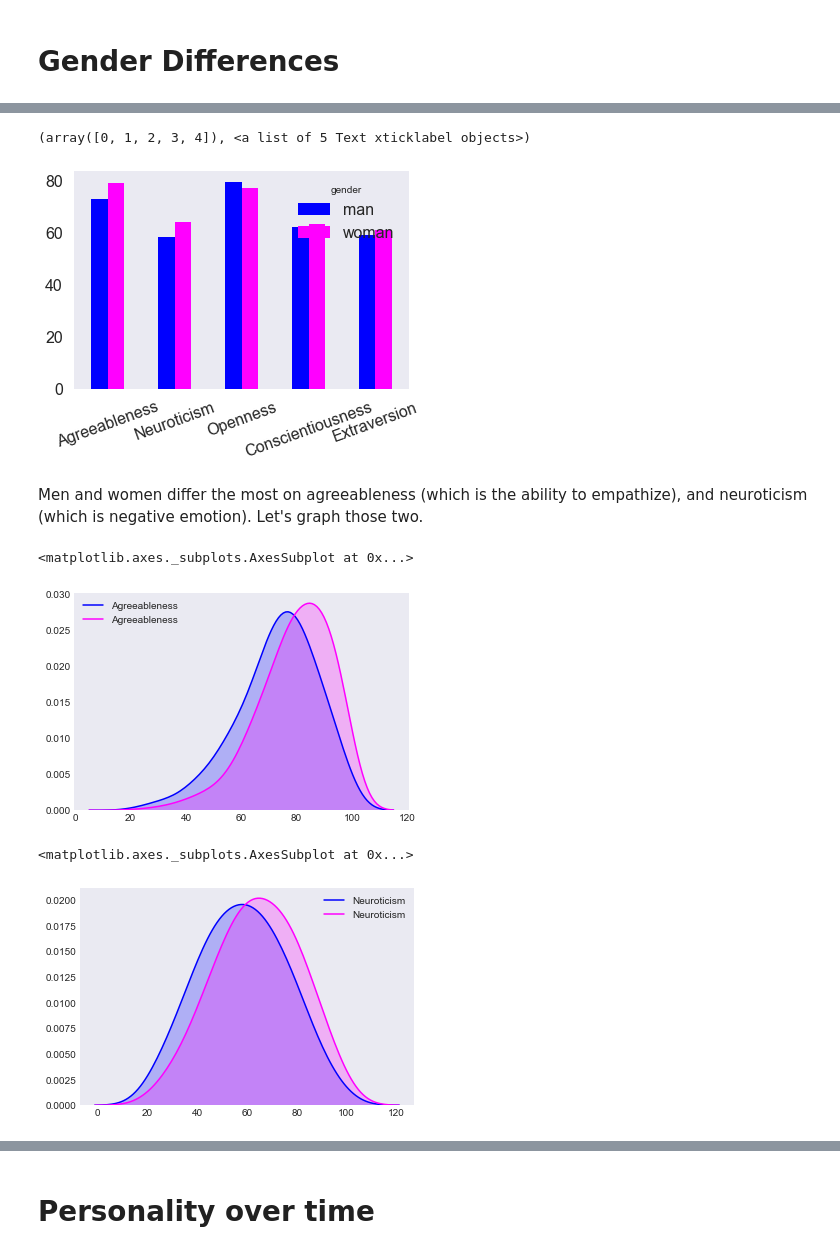
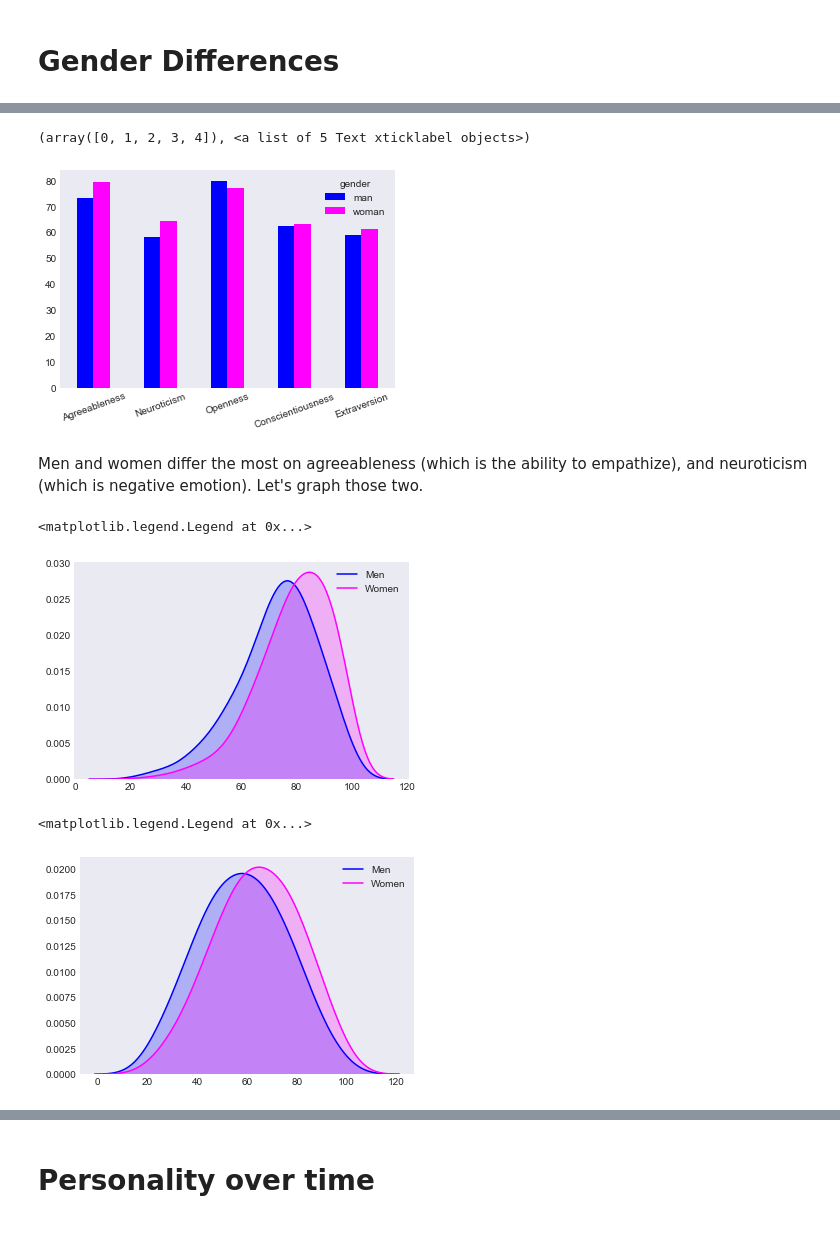
Before and after one commit to vincefav/big-five-age-and-gender, a Jupyter notebook: Big five - Age and gender.ipynb, the cells around one changed output, grey strips where cells are left out. Saved outputs shown, nothing was run; the diff lists cells and outputs as text; code cells hidden in the pictures.

```diff
--- a/Big five - Age and gender.ipynb
+++ b/Big five - Age and gender.ipynb
@@ -162,3 +167,11 @@ correlation_matrix(traits)
 # %%
 women = data[data.gender == 'woman']
 men = data[data.gender == 'man']
+
+traits = [
+    'Agreeableness',
+    'Neuroticism',
+    'Openness',
+    'Conscientiousness',
+    'Extraversion'
+]
@@ -167,27 +191,28 @@ men = data[data.gender == 'man']
 # %%
-men_v_women = data.groupby('gender').mean()[['Agreeableness', 'Neuroticism', 'Openness',
-                                             'Conscientiousness', 'Extraversion']].T
+men_v_women = data.groupby('gender').mean()[traits].T
 
 men_v_women.plot.bar(color=['blue', 'magenta'])
 
 plt.xticks(rotation=20)
 # %% [output]
 (array([0, 1, 2, 3, 4]), <a list of 5 Text xticklabel objects>)
-[figure, old version]
+[figure, new version]
 # %% [markdown]
 Men and women differ the most on agreeableness (which is the ability to empathize), and neuroticism (which is negative emotion). Let's graph those two.
 # %%
 sns.kdeplot(men.Agreeableness, color='blue', shade=True, bw=5)
 sns.kdeplot(women.Agreeableness, color='magenta', shade=True, bw=5)
+plt.legend(['Men', 'Women'])
 # %% [output]
-<matplotlib.axes._subplots.AxesSubplot at 0x...>
+<matplotlib.legend.Legend at 0x...>
-[figure, old version]
+[figure, new version]
 # %%
 sns.kdeplot(men.Neuroticism, color='blue', shade=True, bw=7)
 sns.kdeplot(women.Neuroticism, color='magenta', shade=True, bw=7)
+plt.legend(['Men', 'Women'])
 # %% [output]
-<matplotlib.axes._subplots.AxesSubplot at 0x...>
+<matplotlib.legend.Legend at 0x...>
-[figure, old version]
+[figure, new version]
 # %%
 sns.kdeplot(men.Extraversion, color='blue', shade=True, bw=7)
 sns.kdeplot(women.Extraversion, color='magenta', shade=True, bw=7)
```
Also changed, not shown: parts of 20 cells of this notebook.
